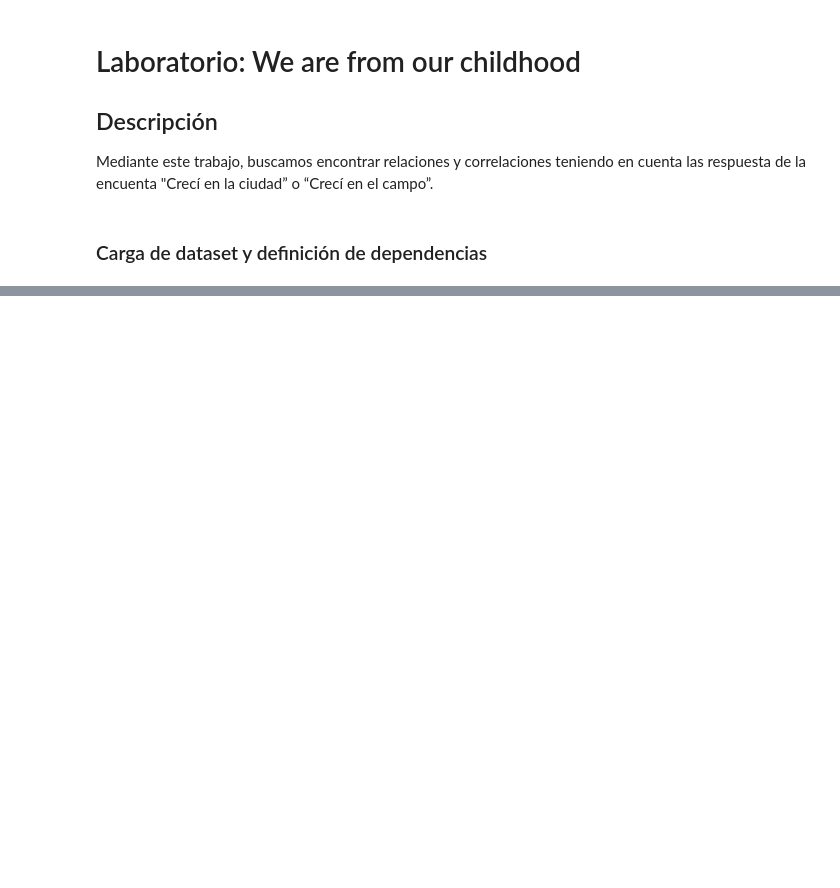
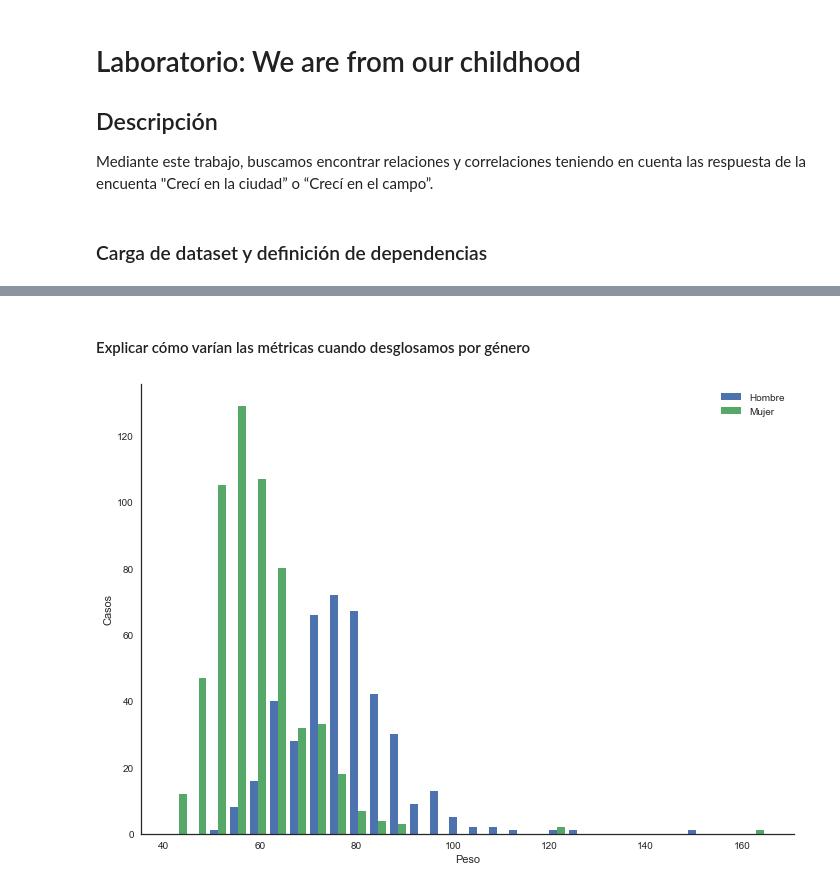
Before and after one commit to nestornav/dimplomatura-datos-famaf, a Jupyter notebook: laboratorios/laboratorio1/laboratorio1.ipynb, the cells around one changed output, grey strips where cells are left out. Drawn from its saved outputs; the diff is of its cells as text; code cells hidden in the pictures; blank space fills up the shorter version.

```diff
--- a/laboratorios/laboratorio1/laboratorio1.ipynb
+++ b/laboratorios/laboratorio1/laboratorio1.ipynb
@@ -31,0 +149,21 @@ dataset.describe()
+# %% [markdown]
+#### Explicar cómo varían las métricas cuando desglosamos por género
+# %%
+m = ds[ds.apply((lambda s: s['Gender'] == 'male'), axis=1)]
+f = ds[ds.apply((lambda s: s['Gender'] == 'female'), axis=1)]
+# %%
+def multi_hist_plot(data_col1, data_col2, bins, labels, ylabel):
+    sns.set_style("white")
+    a4_dims = (11.7, 8.27)
+    fig, ax = plt.subplots(figsize=a4_dims)
+    ax.hist([data_col1, data_col2], bins, label=labels)
+    ax.set_xlabel(ylabel)
+    ax.set_ylabel('Casos')
+    ax.legend()
+    sns.despine()
+    plt.show()
+
+
+multi_hist_plot(m['Weight'].dropna(), f['Weight'].dropna(), 30, ['Hombre','Mujer'], 'Peso')
+# %% [output]
+[figure, added]
```
Also changed, not shown: parts of 35 cells of this notebook.
